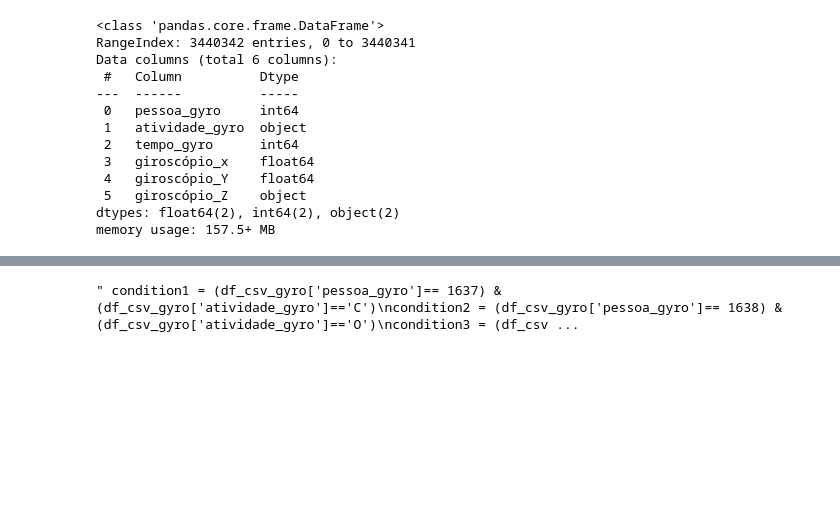
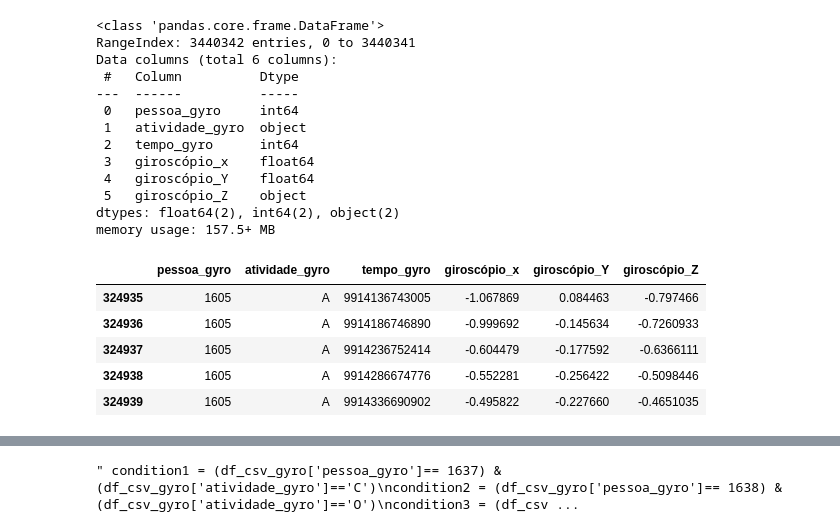
Before and after one commit to cris33rj/LSTM_giroscopio_acelerometro, a Jupyter notebook: Code/DataPrep/concat_ajustado_watch_accel_gyro_by_comparacao_grupos.ipynb, the cells around one changed output, grey strips where cells are left out. Cells and saved outputs as stored; diff of their text form; code cells hidden in the pictures; blank space fills up the shorter version.

```diff
--- a/Code/DataPrep/concat_ajustado_watch_accel_gyro_by_comparacao_grupos.ipynb
+++ b/Code/DataPrep/concat_ajustado_watch_accel_gyro_by_comparacao_grupos.ipynb
@@ -278,3 +274,14 @@ Data columns (total 6 columns):
  5   giroscópio_Z    object
 dtypes: float64(2), int64(2), object(2)
 memory usage: 157.5+ MB
+# %%
+teste_gyro = df_csv_gyro[df_csv_gyro['pessoa_gyro']==1605]
+# %%
+teste_gyro.head()
+# %% [output]
+|  | pessoa_gyro | atividade_gyro | tempo_gyro | giroscópio_x | giroscópio_Y | giroscópio_Z |
+| 324935 | 1605 | A | 9914136743005 | -1.067869 | 0.084463 | -0.797466 |
+| 324936 | 1605 | A | 9914186746890 | -0.999692 | -0.145634 | -0.7260933 |
+| 324937 | 1605 | A | 9914236752414 | -0.604479 | -0.177592 | -0.6366111 |
+| 324938 | 1605 | A | 9914286674776 | -0.552281 | -0.256422 | -0.5098446 |
+| 324939 | 1605 | A | 9914336690902 | -0.495822 | -0.227660 | -0.4651035 |
```
Also changed, not shown: parts of 11 cells of this notebook, 26 other files.
